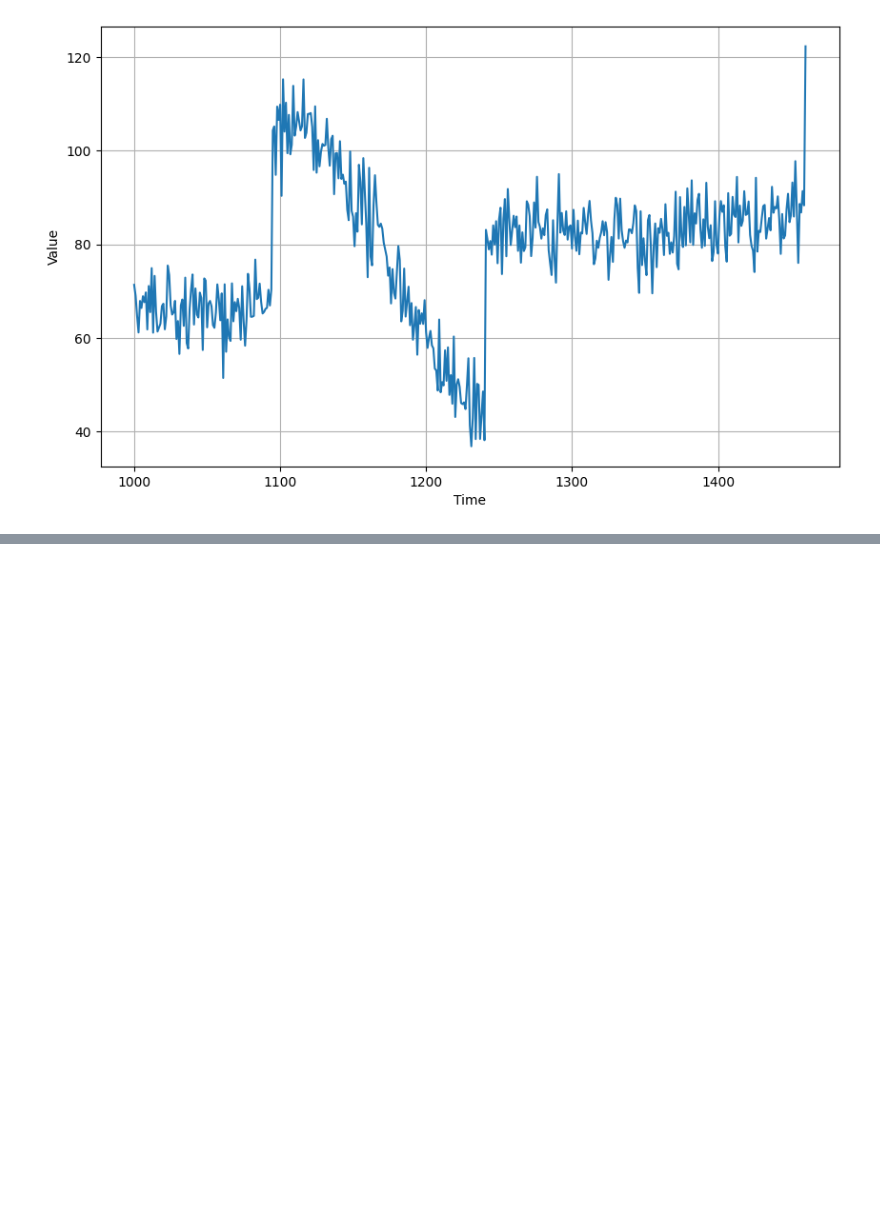
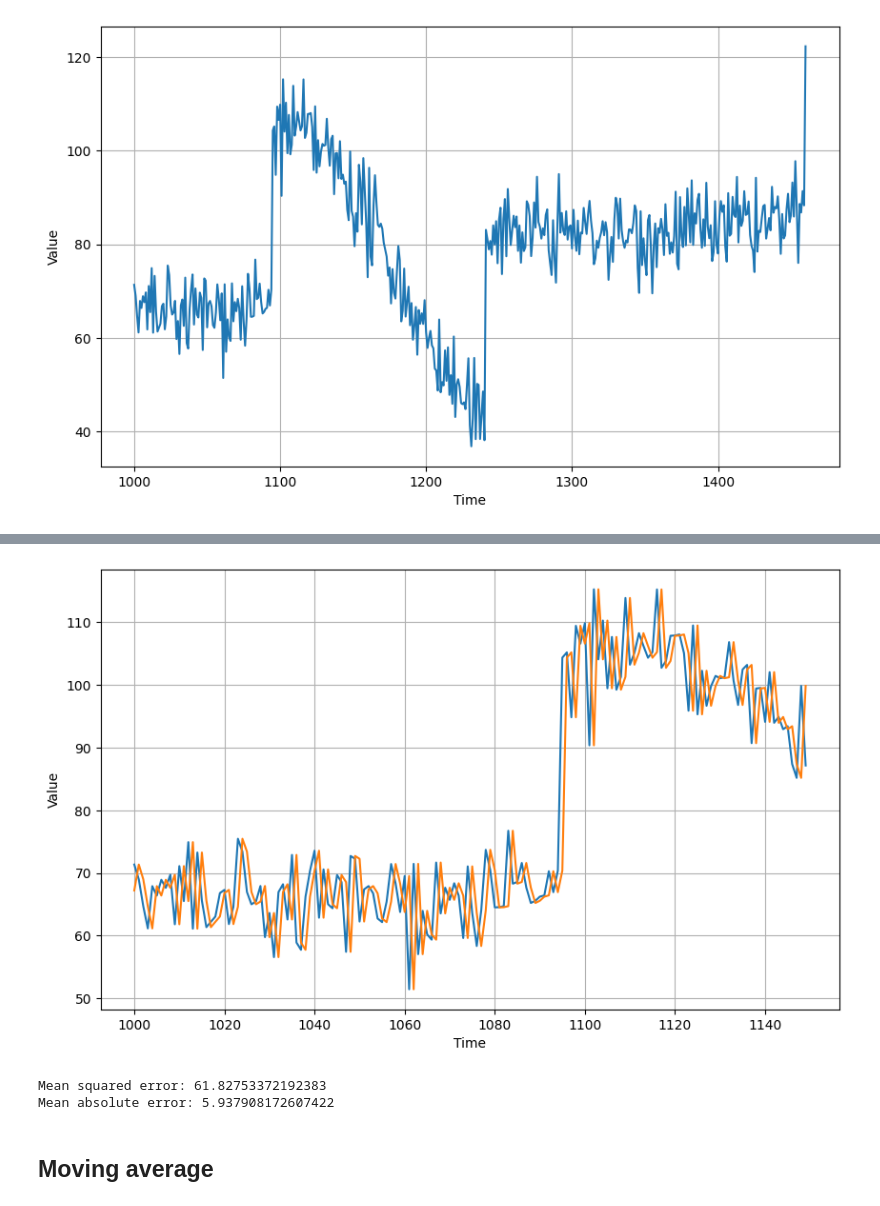
Before and after one commit to shielamms/Tensorflow-Notebooks, a Jupyter notebook: Statistical_Forecasting_with_Synthetic_Time_Series_Data.ipynb, the cells around one changed output, grey strips where cells are left out. Cells and saved outputs as stored; diff of their text form; code cells hidden in the pictures; blank space fills up the shorter version.

```diff
--- a/Statistical_Forecasting_with_Synthetic_Time_Series_Data.ipynb
+++ b/Statistical_Forecasting_with_Synthetic_Time_Series_Data.ipynb
@@ -89,0 +119,11 @@ plot_series(time_valid, x_valid)
+# %%
+plot_series(time_valid, (x_valid, naive_forecast), start=0, end=150)
+# %% [output]
+[figure, added]
+# %%
+compute_error(x_valid, naive_forecast)
+# %% [output]
+Mean squared error: 61.82753372192383
+Mean absolute error: 5.937908172607422
+# %% [markdown]
+## Moving average
```
Also changed, not shown: parts of 12 cells of this notebook.
